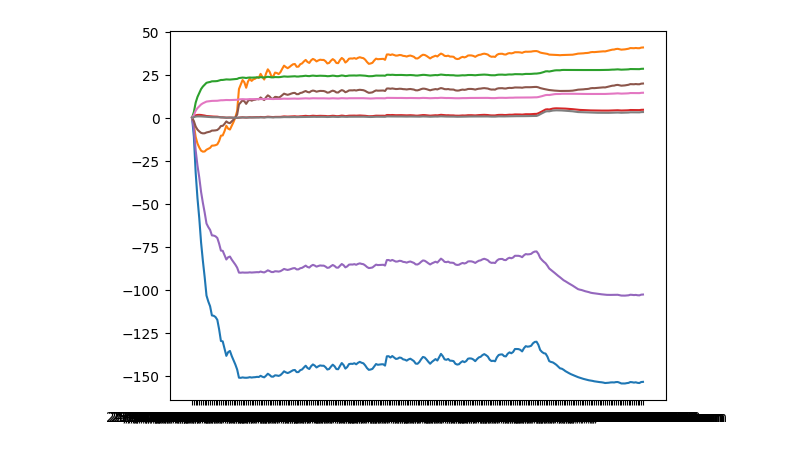
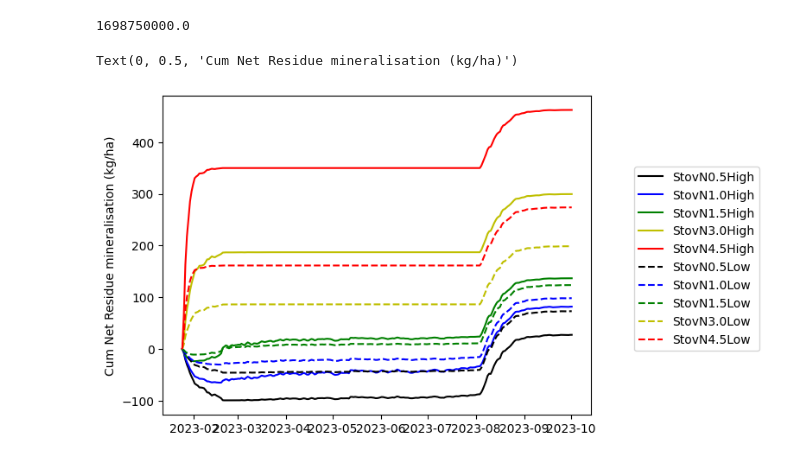
Before and after one commit to Stepania/SVSModelBuildDeploy, a Jupyter notebook: TestModel/SensibilityTests.ipynb, the cells around one changed output. Saved outputs shown, nothing was run; the diff lists cells and outputs as text; code cells hidden in the pictures.

Commit message:
Implementing some residue tests

```diff
--- a/TestModel/SensibilityTests.ipynb
+++ b/TestModel/SensibilityTests.ipynb
@@ -7,17 +7,29 @@ import MathsUtilities as MUte
 import matplotlib.dates as mdates
 %matplotlib inline
 # %%
-ResidueTestNames = ['StovN0.5High.csv','StovN1.6High.csv','StovN3.5High.csv','StovN4.7High.csv','StovN0.5Low.csv','StovN1.6Low.csv','StovN3.5Low.csv','StovN4.7Low.csv']
+ResidueTestNames = ['StovN0.5High.csv','StovN1.0High.csv','StovN1.5High.csv','StovN3.0High.csv','StovN4.5High.csv',
+                    'StovN0.5Low.csv','StovN1.0Low.csv','StovN1.5Low.csv','StovN3.0Low.csv','StovN4.5Low.csv']
+cols = ['k','b','g','y','r','k','b','g','y','r']
+lines = ['-','-','-','-','-','--','--','--','--','--']
 # %%
 ResidueTests = []
 for t in ResidueTestNames:
-    rt = pd.read_csv('C:\\GitHubRepos\\SVSModelBuildDeploy\\TestModel\\TestConsole\\bin\\Debug\\net6.0\\OutputFiles\\'+t,index_col="Date")
+    rt = pd.read_csv('C:\\GitHubRepos\\SVSModelBuildDeploy\\TestModel\\TestConsole\\bin\\Debug\\net6.0\\OutputFiles\\'+t,index_col="Date",date_format='%d/%m/%Y %H:%M:%S %p')
     ResidueTests.append(rt)
 AllResidueTests = pd.concat(ResidueTests,axis=0,keys=ResidueTestNames)
+# %%
+dt.datetime.timestamp(dt.datetime(2023,11,1))
+# %% [output]
+1698750000.0
 # %%
 Graph = plt.figure()
 ax = Graph.add_subplot(1,1,1)
+pos = 0
 for t in ResidueTestNames:
-    plt.plot(AllResidueTests.loc[t,'ResidueN'].cumsum())
+    plt.plot(AllResidueTests.loc[t,'ResidueN'].cumsum(),lines[pos],color=cols[pos],label = t[:-4])
+    pos +=1
+plt.legend(loc=(1.1,0.2))
+plt.ylabel('Cum Net Residue mineralisation (kg/ha)')
 # %% [output]
+Text(0, 0.5, 'Cum Net Residue mineralisation (kg/ha)')
-[figure, old version]
+[figure, new version]
```
Also changed, not shown: parts of 5 cells of this notebook, 5 other files.
